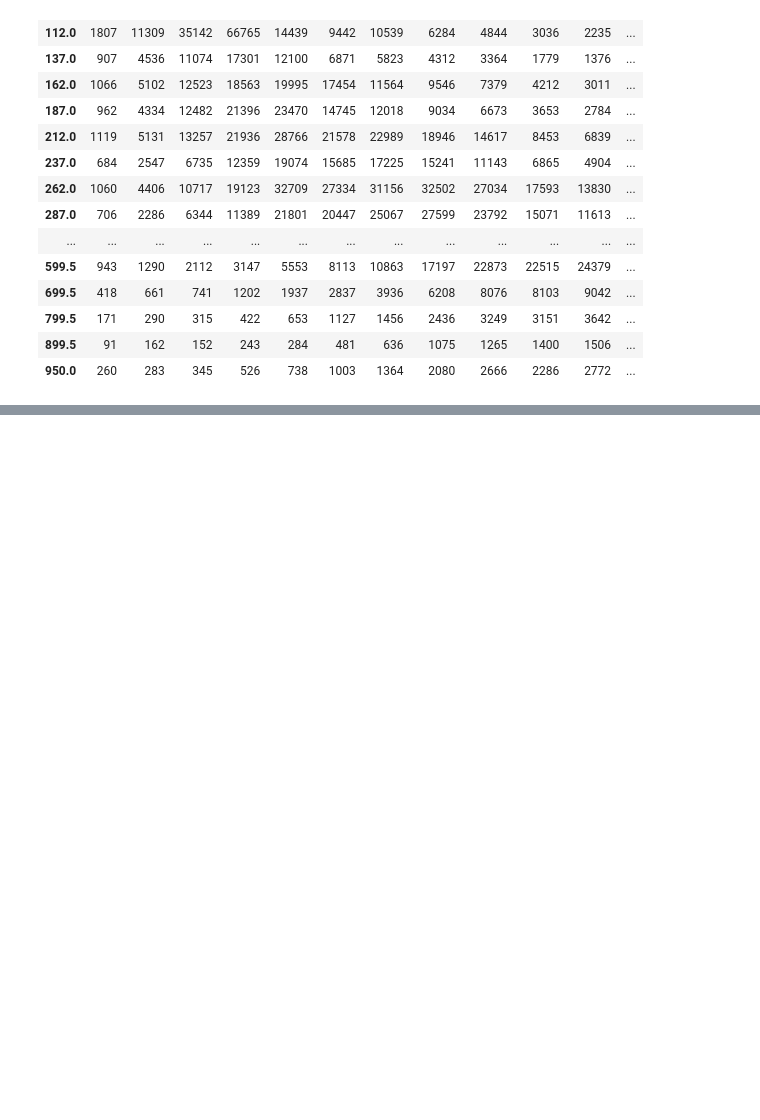
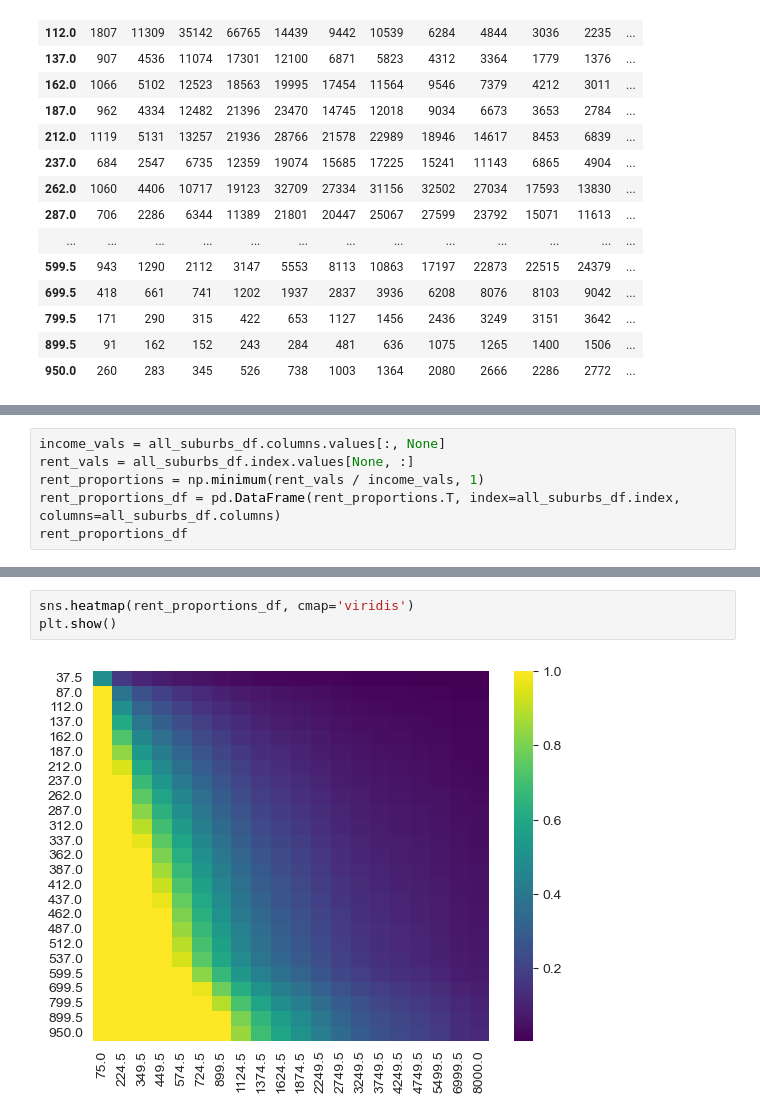
Before and after one commit to aydinkhan2005/Investigating-Factors-Affecting-Housing-in-Australia, a Jupyter notebook: notebooks/calculations.ipynb, the cells around one changed output, grey strips where cells are left out. Saved outputs shown, nothing was run; the diff lists cells and outputs as text; blank space fills up the shorter version.

```diff
--- a/notebooks/calculations.ipynb
+++ b/notebooks/calculations.ipynb
@@ -236,0 +237,6 @@ plt.show()
+# %%
+income_vals = all_suburbs_df.columns.values[:, None]
+rent_vals = all_suburbs_df.index.values[None, :]
+rent_proportions = np.minimum(rent_vals / income_vals, 1)
+rent_proportions_df = pd.DataFrame(rent_proportions.T, index=all_suburbs_df.index, columns=all_suburbs_df.columns)
+rent_proportions_df
@@ -236,0 +261,5 @@ plt.show()
+# %%
+sns.heatmap(rent_proportions_df, cmap='viridis')
+plt.show()
+# %% [output]
+[figure, added]
```
Also changed, not shown: parts of 11 cells of this notebook.
